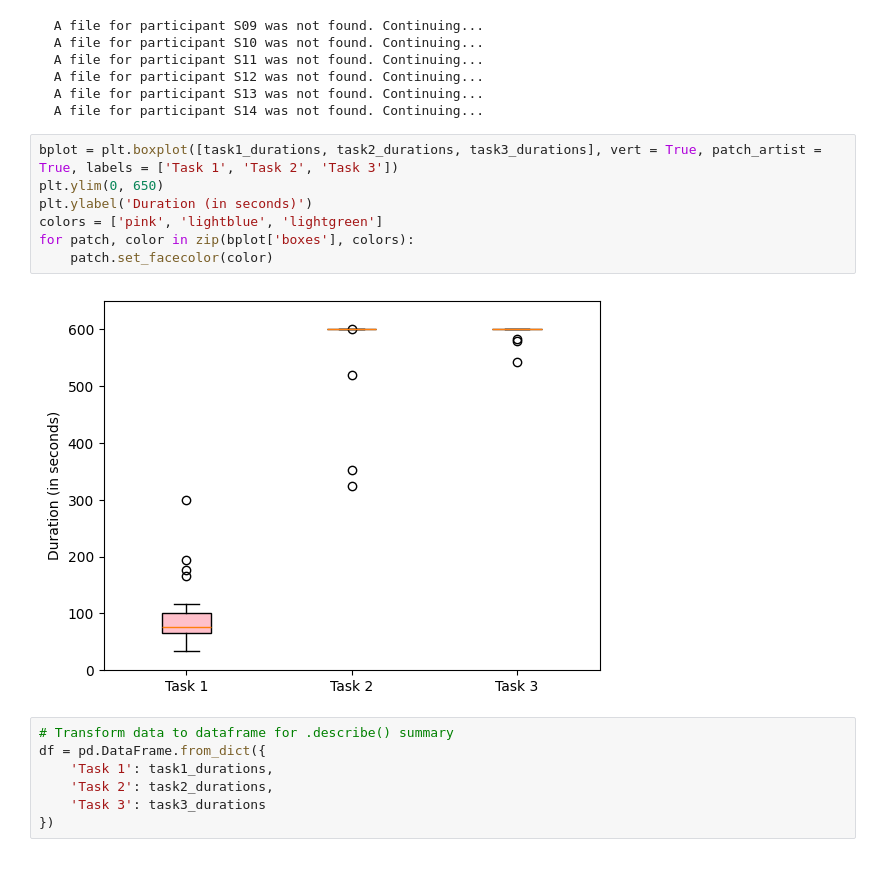
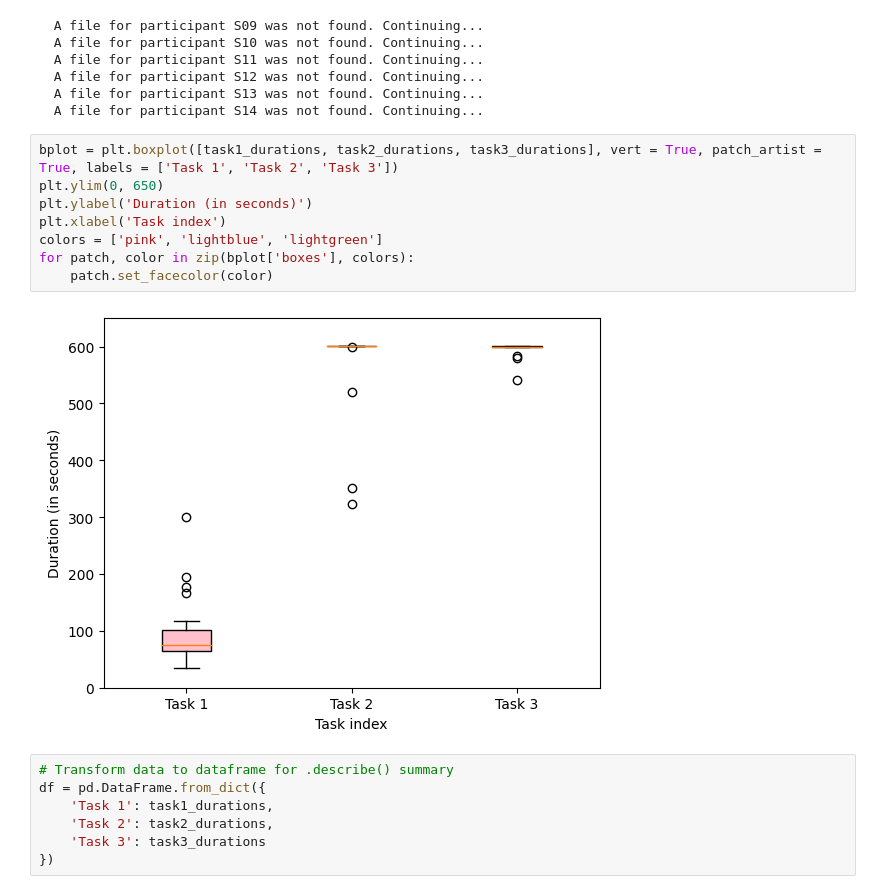
Before and after one commit to alisher-turubayev/dh-eeg-thesis, a Jupyter notebook: scripts/data_analysis.ipynb, the cells around one changed output. Saved outputs shown, nothing was run; the diff lists cells and outputs as text; blank space fills up the shorter version.

Commit message:
Added final presentation graphics / files for reproducing them

```diff
--- a/scripts/data_analysis.ipynb
+++ b/scripts/data_analysis.ipynb
@@ -63,12 +65,13 @@ for participant_name in PARTICIPANTS:
 # %%
 bplot = plt.boxplot([task1_durations, task2_durations, task3_durations], vert = True, patch_artist = True, labels = ['Task 1', 'Task 2', 'Task 3'])
 plt.ylim(0, 650)
 plt.ylabel('Duration (in seconds)')
+plt.xlabel('Task index')
 colors = ['pink', 'lightblue', 'lightgreen']
 for patch, color in zip(bplot['boxes'], colors):
     patch.set_facecolor(color)
 # %% [output]
-[figure, old version]
+[figure, new version]
 # %%
 # Transform data to dataframe for .describe() summary
 df = pd.DataFrame.from_dict({
```
Also changed, not shown: parts of 47 cells of this notebook, 1 other file.
